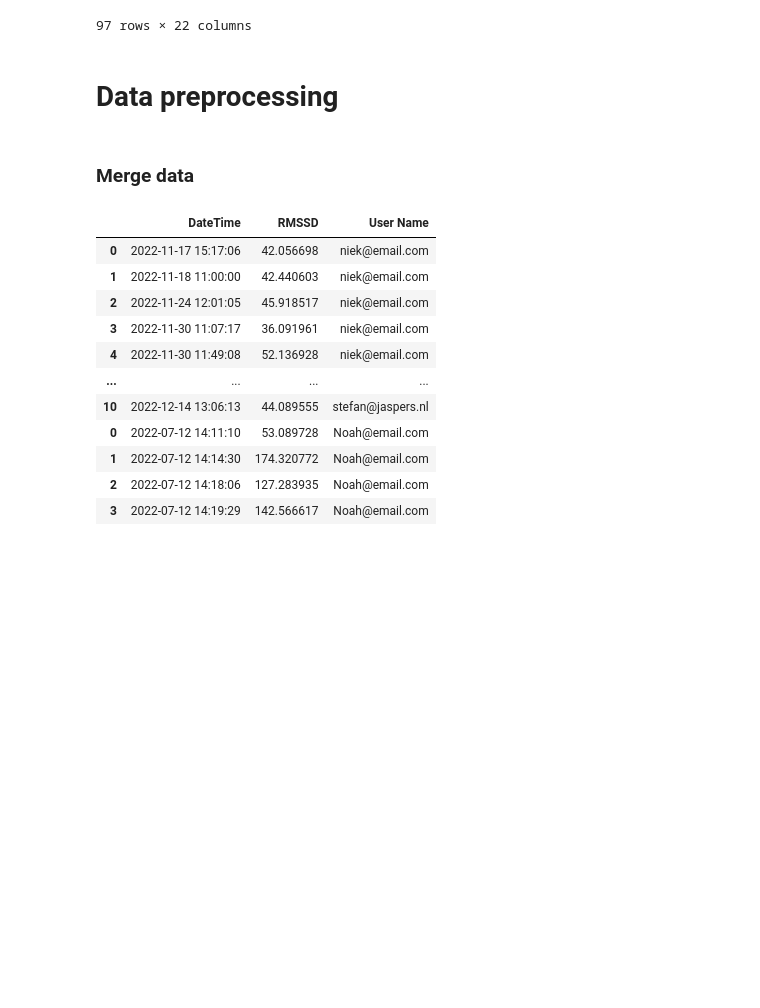
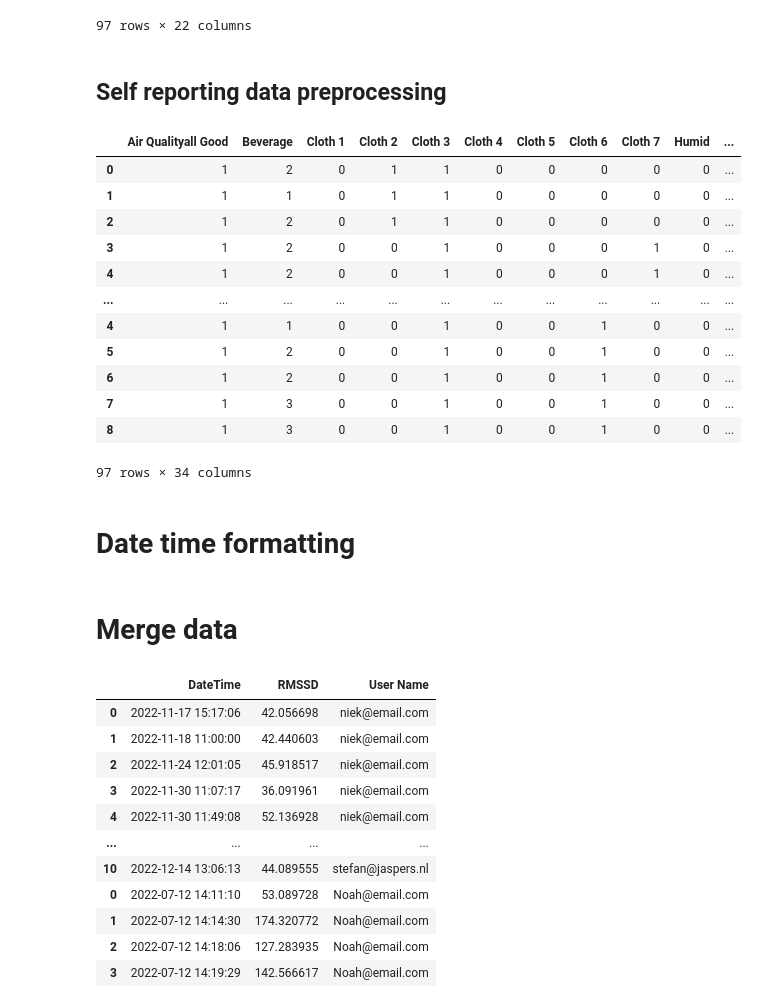
Before and after one commit to AvansETI/SmartGridAI, a Jupyter notebook: B4B Human Well-being using HRV/b4b-comfort-model/Notebook.ipynb, the cells around one changed output. Drawn from its saved outputs; the diff is of its cells as text; code cells hidden in the pictures; blank space fills up the shorter version.

```diff
--- a/B4B Human Well-being using HRV/b4b-comfort-model/Notebook.ipynb
+++ b/B4B Human Well-being using HRV/b4b-comfort-model/Notebook.ipynb
@@ -242,5 +237,5 @@ dfHRVNoah.head(n=100)
 # %%
 import pandas as pd
-l = [pd.read_csv(filename) for filename in glob.glob("./data/selfreporting/*.csv")]
-dfself = pd.concat(l, axis=0)
+environmental_data = [pd.read_csv(filename) for filename in glob.glob("./data/selfreporting/*.csv")]
+self_reporting_df = pd.concat(environmental_data, axis=0)
 # %%
@@ -260,5 +255,37 @@ dfself.head(n=100)
 | 8 | YES | 3 | NO | NO | YES | NO | NO | YES | NO | ... |
 97 rows × 22 columns
 # %% [markdown]
-# Data preprocessing
+## Self reporting data preprocessing
+# %%
+def bool_to_num(val):
+    if val.lower() == "yes": return 1
+    return 0
+
+columns = ["Air Qualityall Good", "Smelly", "Stuffy", "Suffocating", "Humid"]
+for i in columns:
+    self_reporting_df[i] = self_reporting_df[i].apply(lambda x: bool_to_num(x))
+
+for i in range(1, 8):
+    column = f"Cloth {i}"
+    self_reporting_df[column] = self_reporting_df[column].apply(lambda x: bool_to_num(x))
+
+dummies = ["Duration Of Location", "Eat Recent", "Location"]
+self_reporting_df = pd.get_dummies(self_reporting_df, columns=dummies)
+self_reporting_df
+# %% [output]
+|  | Air Qualityall Good | Beverage | Cloth 1 | Cloth 2 | Cloth 3 | Cloth 4 | Cloth 5 | Cloth 6 | Cloth 7 | Humid | ... |
+| 0 | 1 | 2 | 0 | 1 | 1 | 0 | 0 | 0 | 0 | 0 | ... |
+| 1 | 1 | 1 | 0 | 1 | 1 | 0 | 0 | 0 | 0 | 0 | ... |
+| 2 | 1 | 2 | 0 | 1 | 1 | 0 | 0 | 0 | 0 | 0 | ... |
+| 3 | 1 | 2 | 0 | 0 | 1 | 0 | 0 | 0 | 1 | 0 | ... |
+| 4 | 1 | 2 | 0 | 0 | 1 | 0 | 0 | 0 | 1 | 0 | ... |
+| ... | ... | ... | ... | ... | ... | ... | ... | ... | ... | ... | ... |
+| 4 | 1 | 1 | 0 | 0 | 1 | 0 | 0 | 1 | 0 | 0 | ... |
+| 5 | 1 | 2 | 0 | 0 | 1 | 0 | 0 | 1 | 0 | 0 | ... |
+| 6 | 1 | 2 | 0 | 0 | 1 | 0 | 0 | 1 | 0 | 0 | ... |
+| 7 | 1 | 3 | 0 | 0 | 1 | 0 | 0 | 1 | 0 | 0 | ... |
+| 8 | 1 | 3 | 0 | 0 | 1 | 0 | 0 | 1 | 0 | 0 | ... |
+97 rows × 34 columns
+# %% [markdown]
+# Date time formatting
 # %%
@@ -274,3 +301,3 @@ dfself['DateTime'] = pd.to_datetime(dfself['Timestamp'])
 # %% [markdown]
-### Merge data
+# Merge data
 # %%
```
Also changed, not shown: parts of 39 cells of this notebook, 2 other files.
